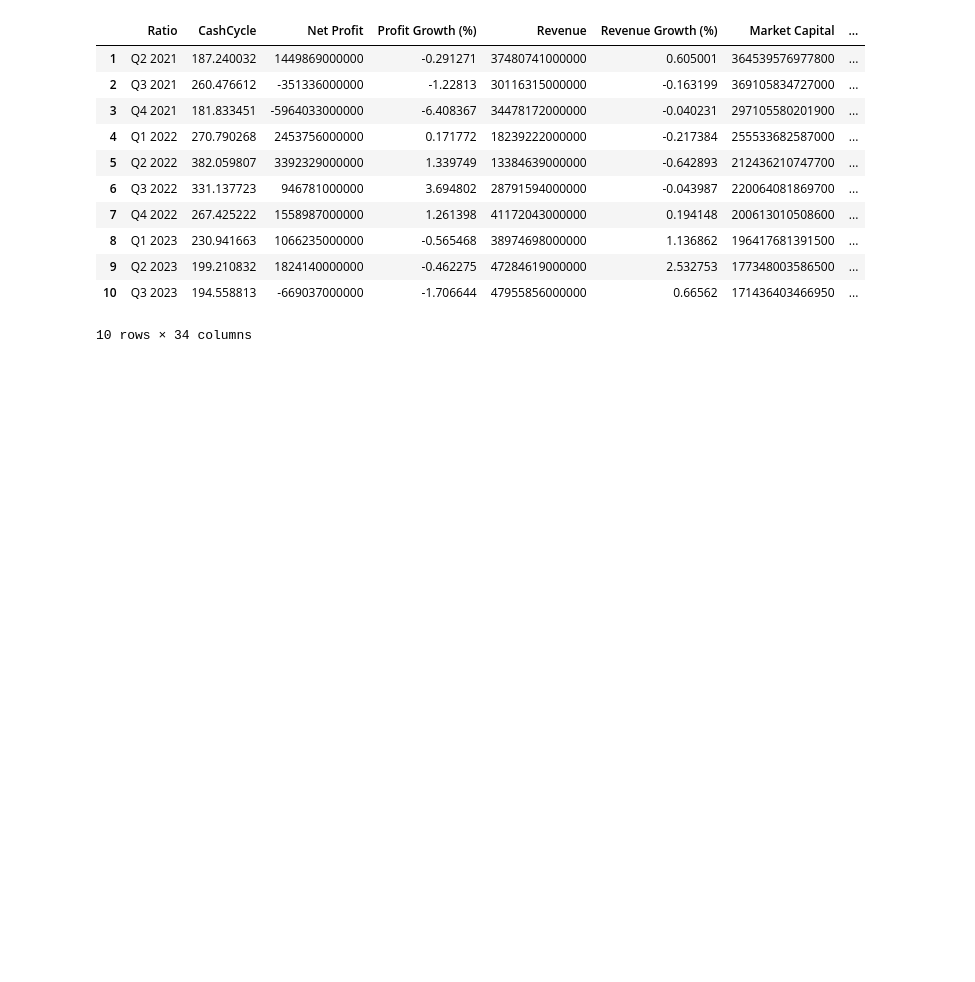
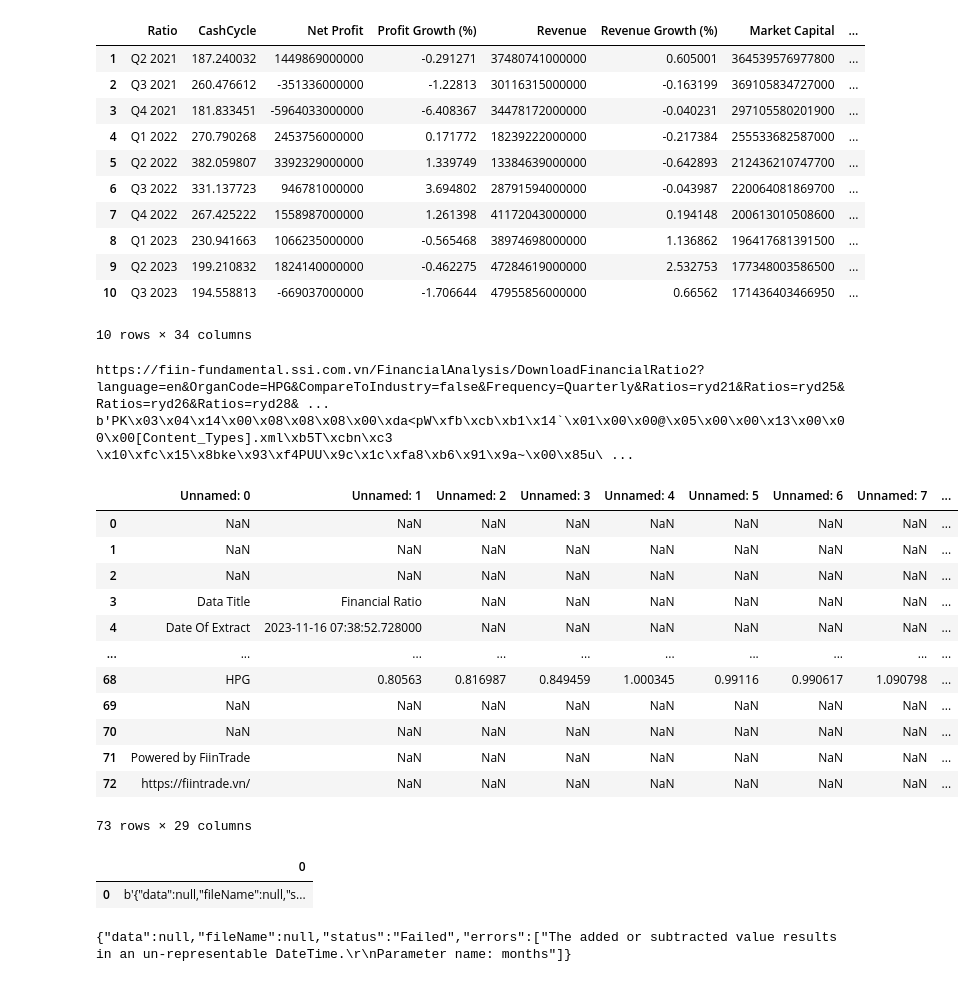
Before and after one commit to tranthanhbinh1/stock-recommendation-system, a Jupyter notebook: test2.ipynb, the cells around one changed output. Saved outputs shown, nothing was run; the diff lists cells and outputs as text; code cells hidden in the pictures; blank space fills up the shorter version.

```diff
--- a/test2.ipynb
+++ b/test2.ipynb
@@ -324,3 +324,64 @@ df.assign(symbol="VIC")
 10 rows × 34 columns
 # %%
 df.to_csv("test_financial_ratio.csv")
+# %%
+from crawler.get_ssi_fin_ratio import GetFinRatio
+
+df = GetFinRatio.get_financial_ratios("HPG")
+# %% [output]
+https://fiin-fundamental.ssi.com.vn/FinancialAnalysis/DownloadFinancialRatio2?language=en&OrganCode=HPG&CompareToIndustry=false&Frequency=Quarterly&Ratios=ryd21&Ratios=ryd25&Ratios=ryd26&Ratios=ryd28& ...
+b'PK\x03\x04\x14\x00\x08\x08\x08\x00\xda<pW\xfb\xcb\xb1\x14`\x01\x00\x00@\x05\x00\x00\x13\x00\x00\x00[Content_Types].xml\xb5T\xcbn\xc3 \x10\xfc\x15\x8bke\x93\xf4PUU\x9c\x1c\xfa8\xb6\x91\x9a~\x00\x85u\ ...
+# %%
+df
+# %% [output]
+|  | Unnamed: 0 | Unnamed: 1 | Unnamed: 2 | Unnamed: 3 | Unnamed: 4 | Unnamed: 5 | Unnamed: 6 | Unnamed: 7 | ... |
+| 0 | NaN | NaN | NaN | NaN | NaN | NaN | NaN | NaN | ... |
+| 1 | NaN | NaN | NaN | NaN | NaN | NaN | NaN | NaN | ... |
+| 2 | NaN | NaN | NaN | NaN | NaN | NaN | NaN | NaN | ... |
+| 3 | Data Title | Financial Ratio | NaN | NaN | NaN | NaN | NaN | NaN | ... |
+| 4 | Date Of Extract | 2023-11-16 07:38:52.728000 | NaN | NaN | NaN | NaN | NaN | NaN | ... |
+| ... | ... | ... | ... | ... | ... | ... | ... | ... | ... |
+| 68 | HPG | 0.80563 | 0.816987 | 0.849459 | 1.000345 | 0.99116 | 0.990617 | 1.090798 | ... |
+| 69 | NaN | NaN | NaN | NaN | NaN | NaN | NaN | NaN | ... |
+| 70 | NaN | NaN | NaN | NaN | NaN | NaN | NaN | NaN | ... |
+| 71 | Powered by FiinTrade | NaN | NaN | NaN | NaN | NaN | NaN | NaN | ... |
+| 72 | https://fiintrade.vn/ | NaN | NaN | NaN | NaN | NaN | NaN | NaN | ... |
+73 rows × 29 columns
+# %%
+"https://fiin-fundamental.ssi.com.vn/FinancialAnalysis/DownloadFinancialRatio2?language=en&OrganCode=VIC&CompareToIndustry=false&Frequency=Quarterly&Ratios=ryd21&Ratios=ryd25&Ratios=ryd26&Ratios=ryd28&Ratios=ryd14&Ratios=ryd7&Ratios=ryd30&Ratios=rev&Ratios=isa22&Ratios=ryq27&Ratios=ryq29&Ratios=ryq25&Ratios=ryq12&Ratios=ryq14&Ratios=ryq76&Ratios=ryq3&Ratios=ryq1&Ratios=ryq2&Ratios=ryq77&Ratios=ryq31&Ratios=ryq91&Ratios=ryq16&Ratios=ryq18&Ratios=ryq20&Ratios=cashCycle&Ratios=ryq10&Ratios=ryq6&Ratios=ryq71&Ratios=ryd11&Ratios=ryd3&TimeLineFrom=2017_1"
+# %% [output]
+|  | 0 |
+| 0 | b'{"data":null,"fileName":null,"s... |
+# %%
+import requests
+import json
+
+url = "https://fiin-fundamental.ssi.com.vn/FinancialAnalysis/DownloadFinancialRatio2?language=en&OrganCode=SSI&CompareToIndustry=false&Frequency=Quarterly&Ratios=ryd21&Ratios=ryd25&Ratios=ryd26&Ratios=ryd28&Ratios=ryd14&Ratios=ryd7&Ratios=ryd30&Ratios=rev&Ratios=isa22&Ratios=ryq27&Ratios=ryq29&Ratios=ryq25&Ratios=ryq12&Ratios=ryq14&Ratios=ryq76&Ratios=ryq3&Ratios=ryq1&Ratios=ryq2&Ratios=ryq77&Ratios=ryq31&Ratios=ryq91&Ratios=ryq16&Ratios=ryq18&Ratios=ryq20&Ratios=cashCycle&Ratios=ryq10&Ratios=ryq6&Ratios=ryq71&Ratios=ryd11&Ratios=ryd3&TimeLineFrom=2021_2"
+
+payload = {}
+headers = {
+    "authority": "fiin-fundamental.ssi.com.vn",
+    "accept": "application/json",
+    "accept-language": "en-US,en;q=0.9,vi;q=0.8",
+    "content-type": "application/json",
+    "origin": "https://iboard.ssi.com.vn",
+    "referer": "https://iboard.ssi.com.vn/",
+    "sec-ch-ua": '"Microsoft Edge";v="119", "Chromium";v="119", "Not?A_Brand";v="24"',
+    "sec-ch-ua-mobile": "?0",
+    "sec-ch-ua-platform": '"Windows"',
+    "sec-fetch-dest": "empty",
+    "sec-fetch-mode": "cors",
+    "sec-fetch-site": "same-site",
+    "user-agent": "Mozilla/5.0 (Windows NT 10.0; Win64; x64) AppleWebKit/537.36 (KHTML, like Gecko) Chrome/119.0.0.0 Safari/537.36 Edg/119.0.0.0",
+    "x-fiin-key": "KEY",
+    "x-fiin-seed": "SEED",
+    "x-fiin-user-id": "ID",
+}
+
+response = requests.request("GET", url, headers=headers, data=payload)
+with open("data/abc.xlsx", "wb") as f:
+    f.write(response.content)
+
+print(response.text)
+# %% [output]
+{"data":null,"fileName":null,"status":"Failed","errors":["The added or subtracted value results in an un-representable DateTime.\r\nParameter name: months"]}
```
Also changed, not shown: 6 other files.
